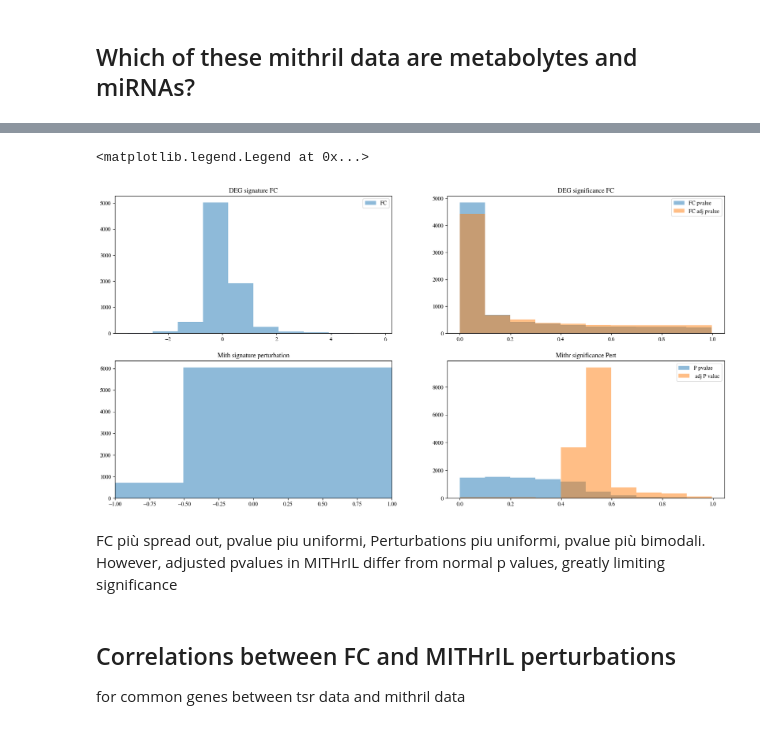
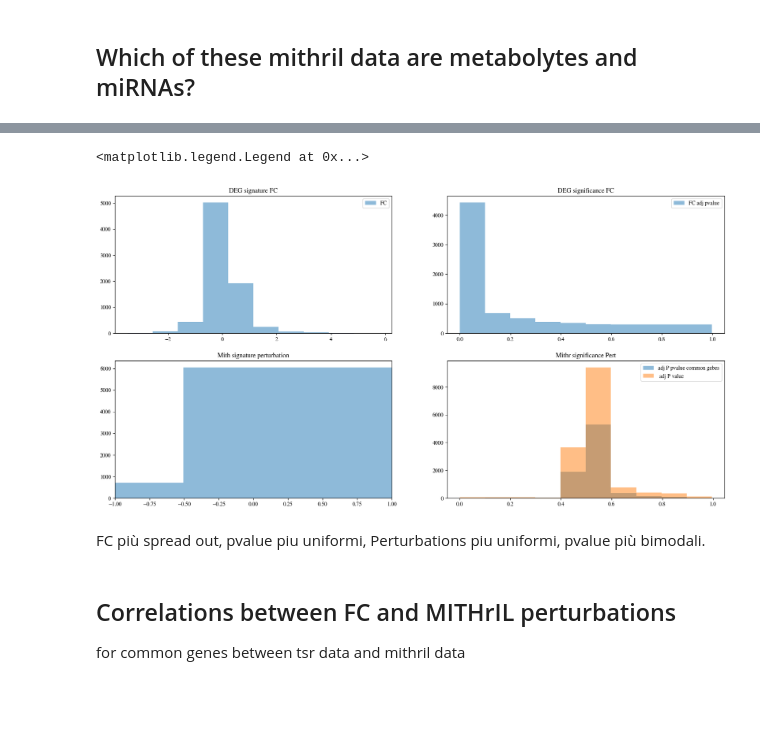
Before and after one commit to knowmics-lab/netcos, a Jupyter notebook: data_exploration/data_exploration_ipf.ipynb, the cells around one changed output, grey strips where cells are left out. Saved outputs shown, nothing was run; the diff lists cells and outputs as text; code cells hidden in the pictures; blank space fills up the shorter version.

```diff
--- a/data exploration/data_exploration_ALS.ipynb
+++ b/data_exploration/data_exploration_ipf.ipynb
@@ -120,30 +128,28 @@ disease_signature_sm
 # %%
 fig, ax = plt.subplots(2, 2, figsize=(20,10))
 ax[0,0].hist(DEG_disease_common['DE_log2_FC'], label='FC', alpha=0.5)
 ax[1,0].hist(mith_disease_common['Perturbation'], label='P', alpha=0.5)
 ax[1,0].set_xlim(-1,1)
 ax[0,0].set_title('DEG signature FC')
 ax[1,0].set_title('Mith signature perturbation')
 ax[0,0].legend()
 ax[0,1].legend()
 
-ax[0,1].hist(DEG_disease_common['p.value'], label='FC pvalue', alpha=0.5)
 ax[0,1].hist(DEG_disease_common['adj.p.value'], label='FC adj pvalue', alpha=0.5)
 
-ax[1,1].hist(mith_disease_common['p.value'], label='P pvalue', alpha=0.5)
+ax[1,1].hist(mith_disease_common['adj.p.value'], label='adj P pvalue common gebes', alpha=0.5)
 ax[1,1].hist(mith_signature_disease['adj.p.value'], label=' adj P value', alpha=0.5)
 ax[0,1].set_title('DEG significance FC')
 ax[1,1].set_title('Mithr significance Pert')
 ax[0,1].legend()
 ax[1,1].legend()
 # %% [output]
 <matplotlib.legend.Legend at 0x...>
-[figure, old version]
+[figure, new version]
 # %%
 # controllare metaboliti e mirna significativita e foldchange
 # %% [markdown]
 FC più spread out, pvalue piu uniformi, Perturbations piu uniformi, pvalue più bimodali.
-However, adjusted pvalues in MITHrIL differ from normal p values, greatly limiting significance
 # %% [markdown]
 ## Correlations between FC and  MITHrIL perturbations
 for common genes between tsr data and mithril data
```
Also changed, not shown: parts of 74 cells of this notebook, 8 other files.
